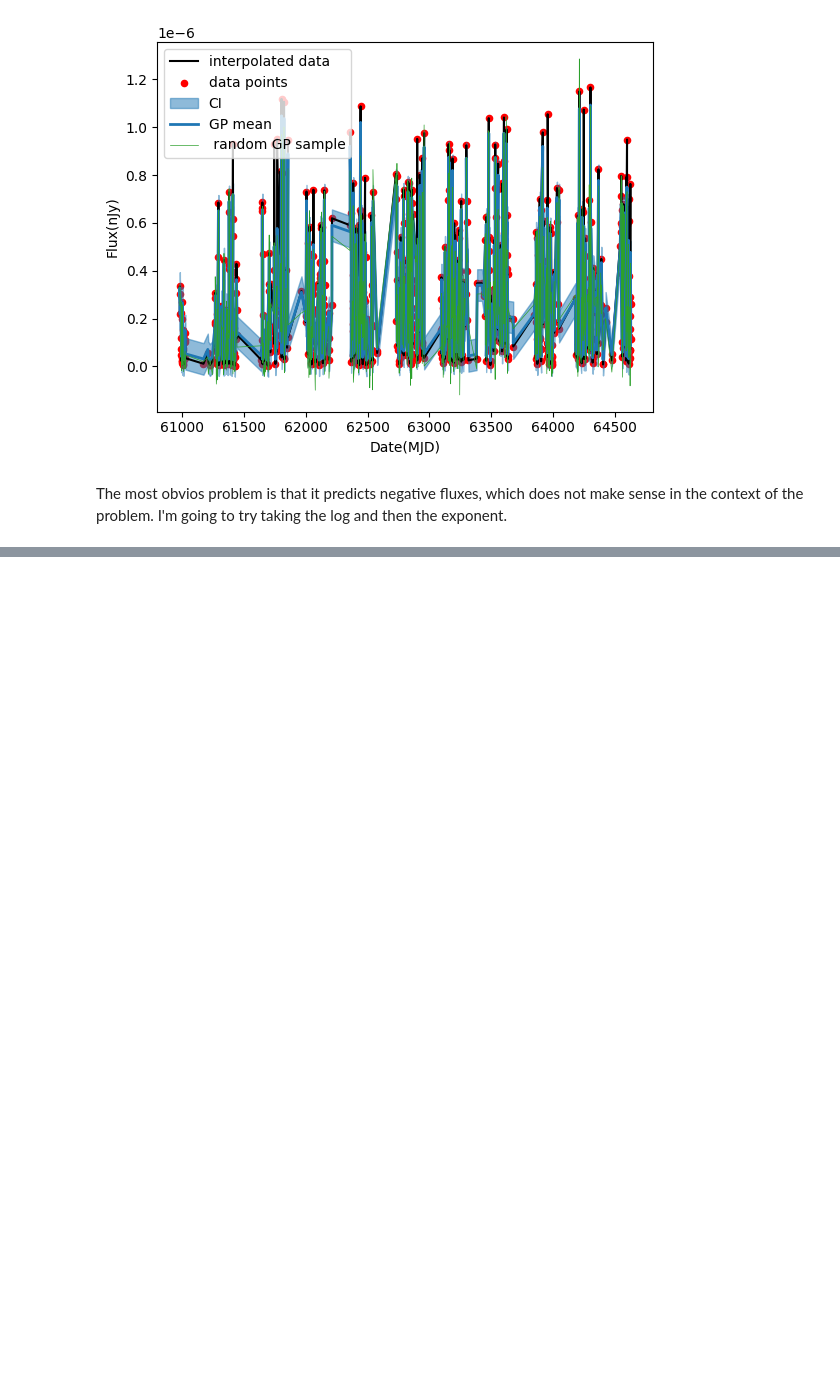
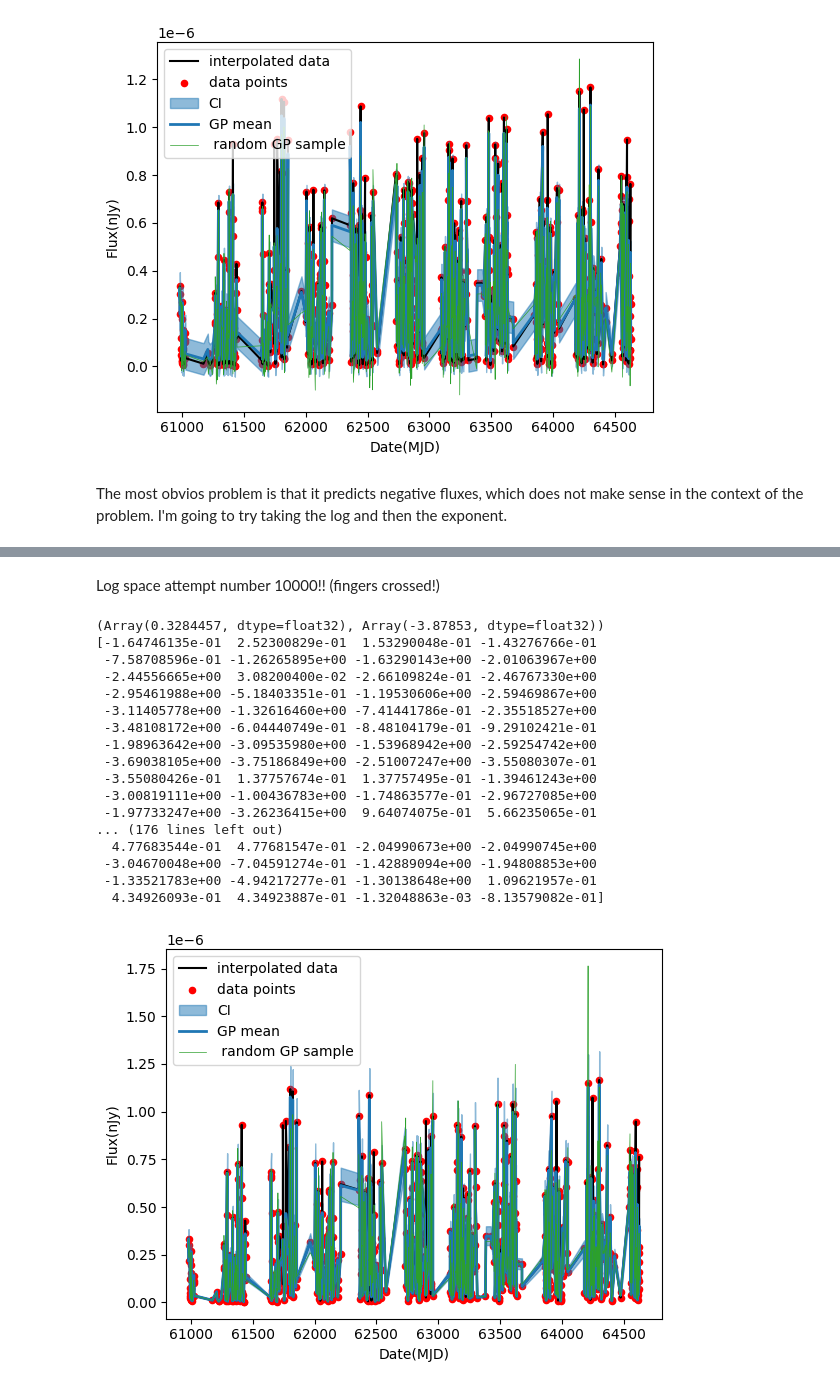
Before and after one commit to Zoe-Au/cosmographi, a Jupyter notebook: src/cosmographi/source/tiny_gp_experiments.ipynb, the cells around one changed output, grey strips where cells are left out. Cells and saved outputs as stored; diff of their text form; code cells hidden in the pictures; blank space fills up the shorter version.

```diff
--- a/src/cosmographi/source/tiny_gp_experiments.ipynb
+++ b/src/cosmographi/source/tiny_gp_experiments.ipynb
@@ -512,0 +477,71 @@ nan nan
+# %% [markdown]
+Log space attempt number 10000!! (fingers crossed!)
+# %%
+y_stand = y/y_mean
+
+y_log = jnp.log(y_stand)
+
+assert jnp.all(y_stand > 0), "y_stand contains non-positive values, cannot take log"
+
+def build_gp_var_fixed(theta: tuple[Param], x: jnp.ndarray) -> GaussianProcess:
+    """ Build a Gaussian Process with the given parameters and input data.
+    Precondition: theta is a tuple of (log_sigma, log_scale) parameters.
+    """
+    log_sigma, log_scale = theta
+    kernel = kernels.quasisep.Exp(scale=jnp.exp(log_scale), sigma=jnp.exp(log_sigma))
+    return GaussianProcess(kernel, x, diag=0.02)
+
+
+def neg_log_likelihood_var_fixed(theta, X, y):
+    gp = build_gp_var_fixed(theta, X)
+    return -gp.log_probability(y)
+
+solver = jaxopt.ScipyMinimize(fun=neg_log_likelihood_var_fixed)
+
+scale = Param("scale", value=jnp.log(100.0), shape=(), description="scale parameter")
+sigma = Param("sigma", value=jnp.log(1.01), shape=(), description="sigma parameter")
+
+theta = (jnp.log(float(sigma.value)), jnp.log(float(scale.value)))
+
+soln = solver.run(theta, X=x, y=y_log)
+
+gp = build_gp_var_fixed(soln.params, x)
+
+print(soln.params)
+
+cond_gp = gp.condition(y_log).gp
+
+
+mu, var = cond_gp.loc, cond_gp.variance
+
+print(mu)
+
+
+
+plt.plot(x, y, color = "k")
+plt.scatter(x, y, color="red", s=20)
+plt.fill_between(x, y_mean * jnp.exp(mu + np.sqrt(var)), y_mean  * jnp.exp(mu - np.sqrt(var)), color="C0", alpha=0.5)
+plt.plot(x, y_mean * jnp.exp(mu), color="C0", lw=2)
+plt.plot(x, y_mean * jnp.exp(cond_gp.sample(jax.random.PRNGKey(42))), color="C2", lw=0.5)
+plt.legend(["interpolated data", "data points", "CI", "GP mean", " random GP sample"])
+plt.xlabel("Date(MJD)")
+_ = plt.ylabel("Flux(nJy)")
+# %% [output]
+(Array(0.3284457, dtype=float32), Array(-3.87853, dtype=float32))
+[-1.64746135e-01  2.52300829e-01  1.53290048e-01 -1.43276766e-01
+ -7.58708596e-01 -1.26265895e+00 -1.63290143e+00 -2.01063967e+00
+ -2.44556665e+00  3.08200400e-02 -2.66109824e-01 -2.46767330e+00
+ -2.95461988e+00 -5.18403351e-01 -1.19530606e+00 -2.59469867e+00
+ -3.11405778e+00 -1.32616460e+00 -7.41441786e-01 -2.35518527e+00
+ -3.48108172e+00 -6.04440749e-01 -8.48104179e-01 -9.29102421e-01
+ -1.98963642e+00 -3.09535980e+00 -1.53968942e+00 -2.59254742e+00
+ -3.69038105e+00 -3.75186849e+00 -2.51007247e+00 -3.55080307e-01
+ -3.55080426e-01  1.37757674e-01  1.37757495e-01 -1.39461243e+00
+ -3.00819111e+00 -1.00436783e+00 -1.74863577e-01 -2.96727085e+00
+ -1.97733247e+00 -3.26236415e+00  9.64074075e-01  5.66235065e-01
+... (176 lines left out)
+  4.77683544e-01  4.77681547e-01 -2.04990673e+00 -2.04990745e+00
+ -3.04670048e+00 -7.04591274e-01 -1.42889094e+00 -1.94808853e+00
+ -1.33521783e+00 -4.94217277e-01 -1.30138648e+00  1.09621957e-01
+  4.34926093e-01  4.34923887e-01 -1.32048863e-03 -8.13579082e-01]
+[figure, added]
```
Also changed, not shown: parts of 12 cells of this notebook.
